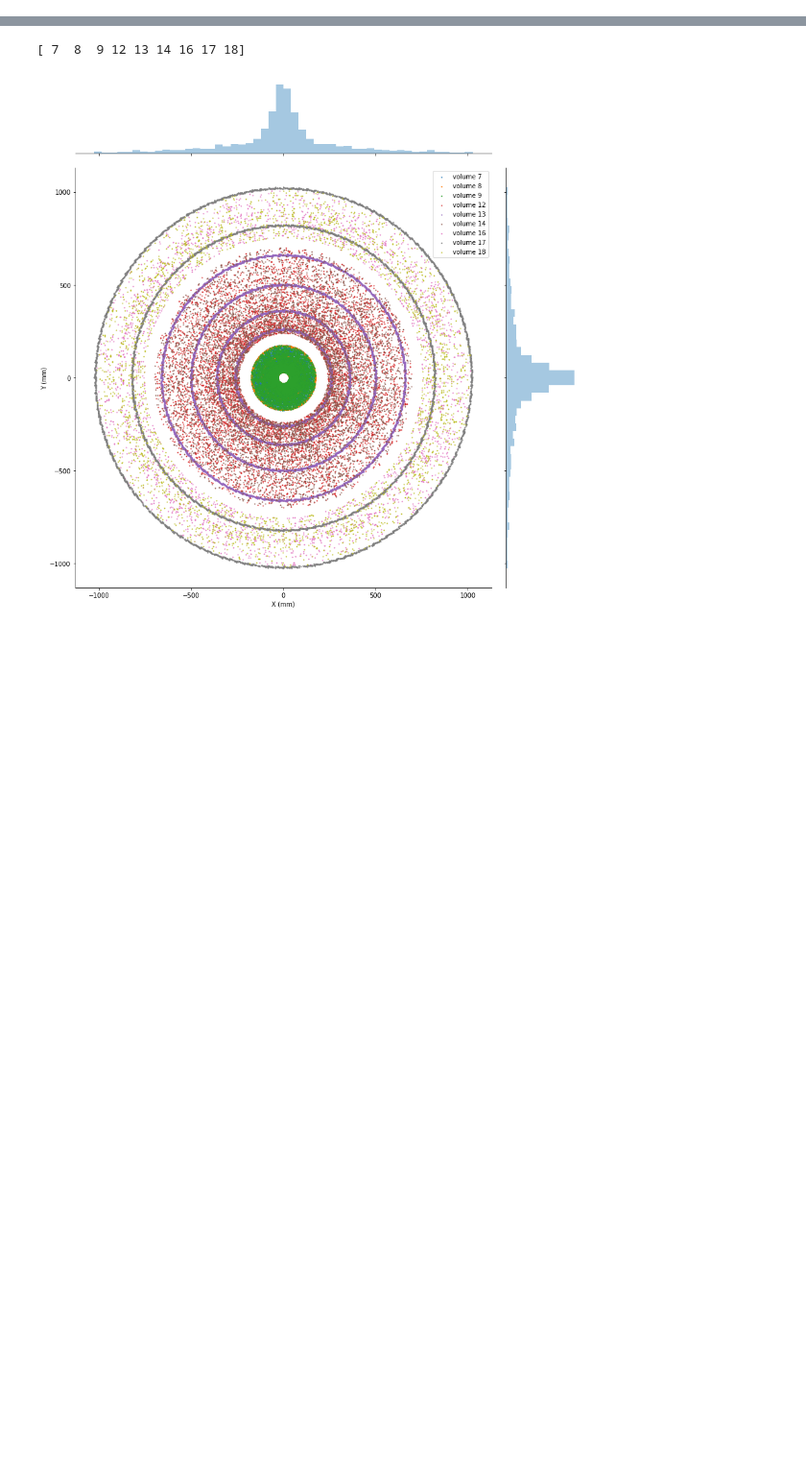
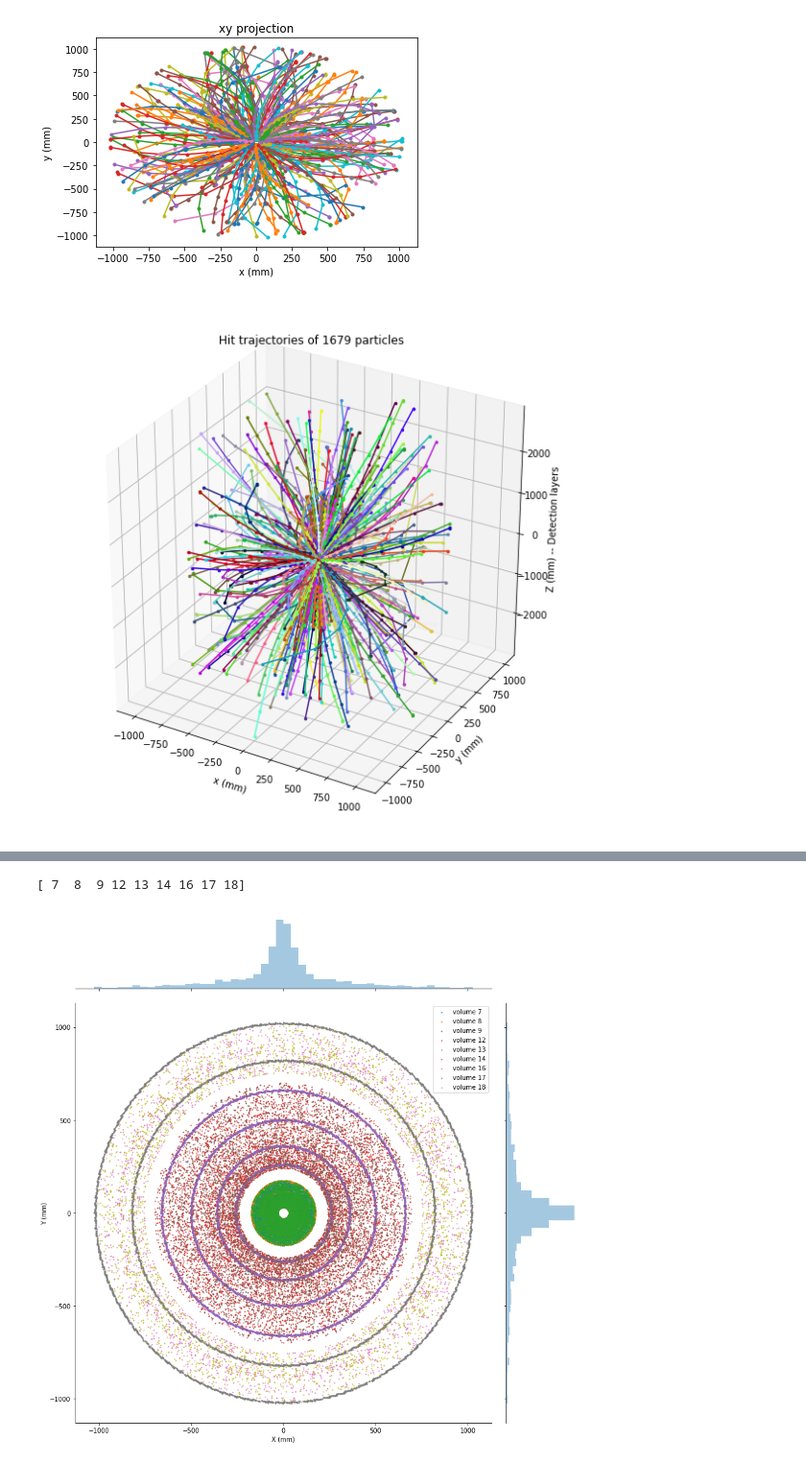
Before and after one commit to nicolefinnie/kaggle-trackml, a Jupyter notebook: src/notebooks/EDA/visualize_data.ipynb, the cells around one changed output, grey strips where cells are left out. Shown at 96% size. Drawn from its saved outputs; the diff is of its cells as text; code cells hidden in the pictures; blank space fills up the shorter version.

```diff
--- a/src/notebooks/EDA/visualize_data.ipynb
+++ b/src/notebooks/EDA/visualize_data.ipynb
@@ -28,0 +29,77 @@ event000001003 memory usage 15.95 MB
+# %%
+truth = truth.merge(hits, on=['hit_id'], how='left')
+
+
+def get_track_not_origin(hit_count):
+    particle_list = []
+    p_traj_list = []
+    p_traj_list2 = []
+
+
+
+    for i in range(len(particles.loc[particles.nhits == hit_count])):
+            particle_list.append(particles.loc[particles.nhits == hit_count].iloc[i])
+
+
+    print('particles:' + str(len(particle_list)))
+    counter = 0
+    for i in range(len(particle_list)):
+
+        single_track = (truth[truth.particle_id == particle_list[i].particle_id][['particle_id','tx', 'ty', 'tz', 'volume_id', 'layer_id', 'module_id', 'weight']]).sort_values(by='tz')
+        #single_track.append({'tx': particle_list[i].vx, 'ty': particle_list[i].vy, 'tz': particle_list[i].vz}, ignore_index=True).sort_values(by='tz')
+        if np.absolute(particle_list[i].vx) < 0.01 and np.absolute(particle_list[i].vy) < 0.01 and  np.absolute(particle_list[i].vz < 0.01) :
+            #print(particle_list[i].vx, particle_list[i].vy, particle_list[i].vz)
+            p_traj_list2.append(single_track)
+            counter = counter+1
+        p_traj_list.append(single_track)
+
+    print(str(counter) + ' tracks out of '  + str(len(p_traj_list)) + ' do not from the origin')
+
+#     for i in range(len(p_traj_list)):
+#         count = 0
+#         for _, row in p_traj_list[i].iterrows():
+#             count = count+1
+#             if row.volume_id in ([7,8,9]):
+#                 break
+#             else:
+#                 if count == hit_count-1:
+#                     p_traj_list2.append(p_traj_list[i])
+#                     break
+
+    print('Hits counts: ' + str(hit_count))
+    print(str(len(p_traj_list2)) + ' out of ' + str(len(p_traj_list)) + ' tracks do not start from the z-axis' )
+    print(str(len(p_traj_list2)/len(p_traj_list))+ '% of the tracks do not start from the z-axis' )
+
+
+    for i in range(len(p_traj_list2)):
+        plt.plot(p_traj_list2[i].tx, p_traj_list2[i].ty,'.-')
+
+
+    plt.xlabel('x (mm)')
+    plt.ylabel('y (mm)')
+    plt.title('xy projection')
+    #plt.legend()
+    #plt.show()
+
+
+
+    fig = plt.figure(figsize=(10, 10))
+    ax = fig.add_subplot(111, projection='3d')
+
+    for i in range(len(p_traj_list2)):
+        color = np.random.uniform(0,1,3)
+        ax.plot(
+                p_traj_list2[i].tx,
+                p_traj_list2[i].ty,
+                p_traj_list2[i].tz,'.-',color = color, markersize=5)
+
+    ax.set_xlabel('x (mm)')
+    ax.set_ylabel('y (mm)')
+    ax.set_zlabel('Z (mm) -- Detection layers')
+    plt.title('Hit trajectories of 1679 particles')
+    plt.show()
+
+
+for i in range(12,13):
+    get_track_not_origin(i)
+# %% [output]
@@ -29,3 +111,5 @@ event000001003 memory usage 15.95 MB
+[figure, added]
+[figure, added]
 # %%
 print(hits.head())
 print(len(hits))
```
Also changed, not shown: parts of 7 cells of this notebook, 2 other files.
